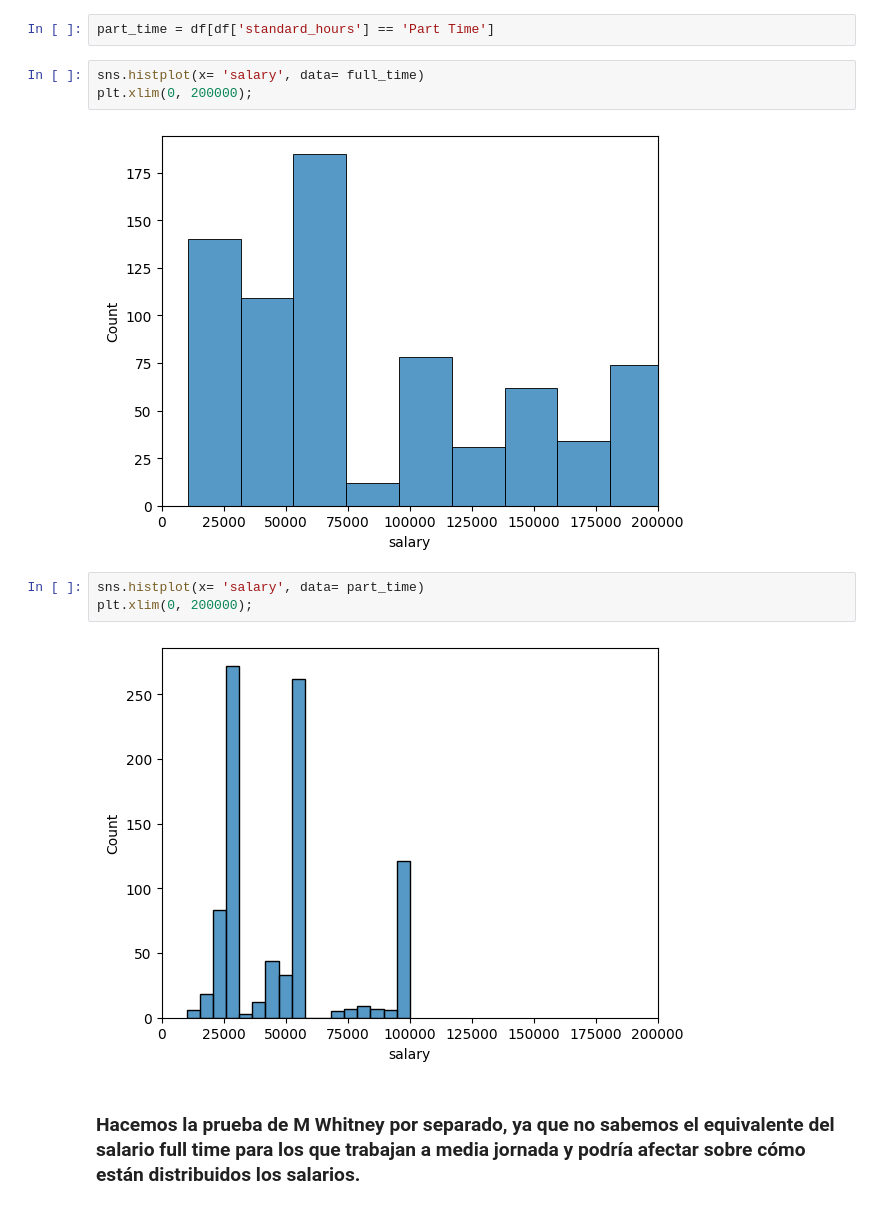
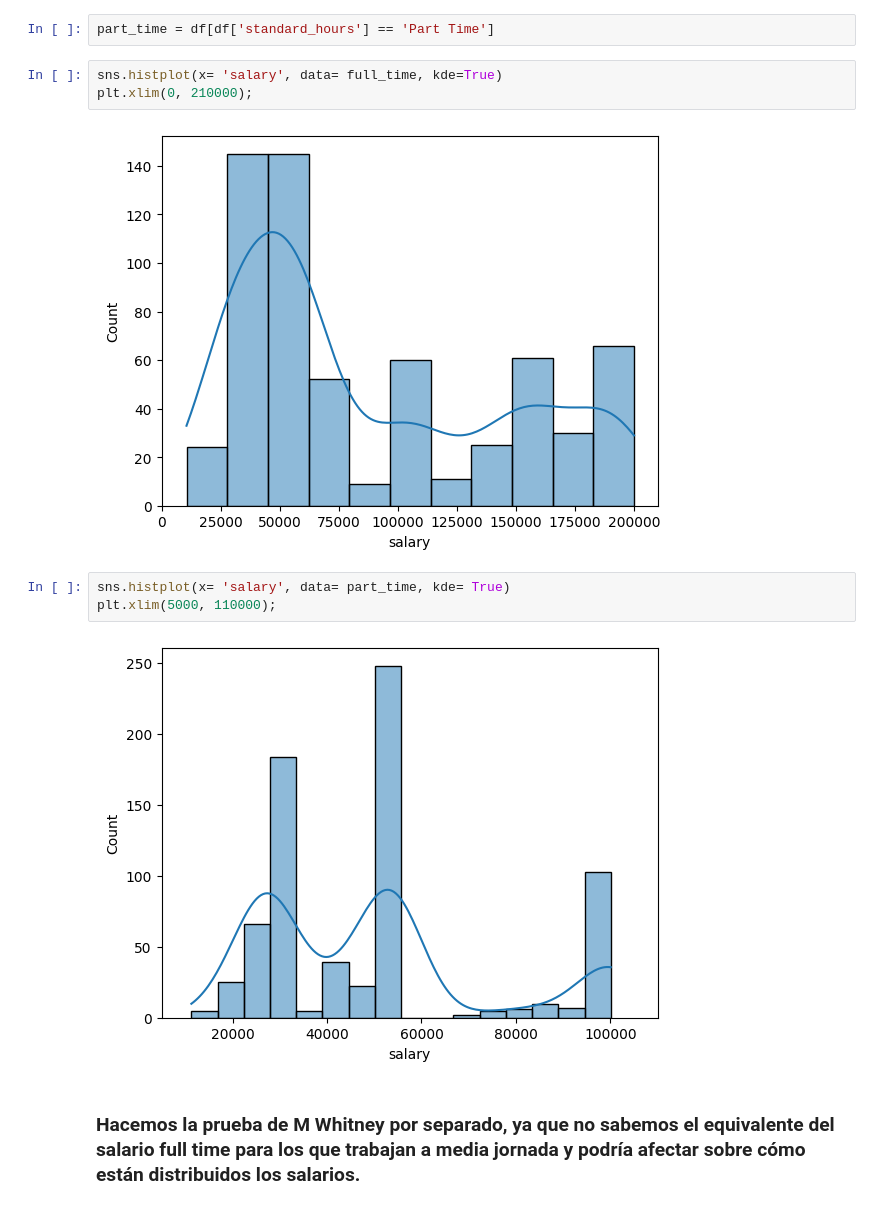
Before and after one commit to FiSaRaff/project-da-promo-k-modulo-3-team-2, a Jupyter notebook: notebooks/ab_testing.ipynb, the cells around one changed output. Saved outputs shown, nothing was run; the diff lists cells and outputs as text.

```diff
--- a/notebooks/ab_testing.ipynb
+++ b/notebooks/ab_testing.ipynb
@@ -142,15 +151,15 @@ full_time = df[df['standard_hours'] == 'Full Time']
 # %%
 part_time = df[df['standard_hours'] == 'Part Time']
 # %%
-sns.histplot(x= 'salary', data= full_time)
-plt.xlim(0, 200000);
+sns.histplot(x= 'salary', data= full_time, kde=True)
+plt.xlim(0, 210000);
 # %% [output]
-[figure, old version]
+[figure, new version]
 # %%
-sns.histplot(x= 'salary', data= part_time)
-plt.xlim(0, 200000);
+sns.histplot(x= 'salary', data= part_time, kde= True)
+plt.xlim(5000, 110000);
 # %% [output]
-[figure, old version]
+[figure, new version]
 # %% [markdown]
 ### Hacemos la prueba de M Whitney por separado, ya que no sabemos el equivalente del salario full time para los que trabajan a media jornada y podría afectar sobre cómo están distribuidos los salarios.
 # %%
```
Also changed, not shown: parts of 8 cells of this notebook.
